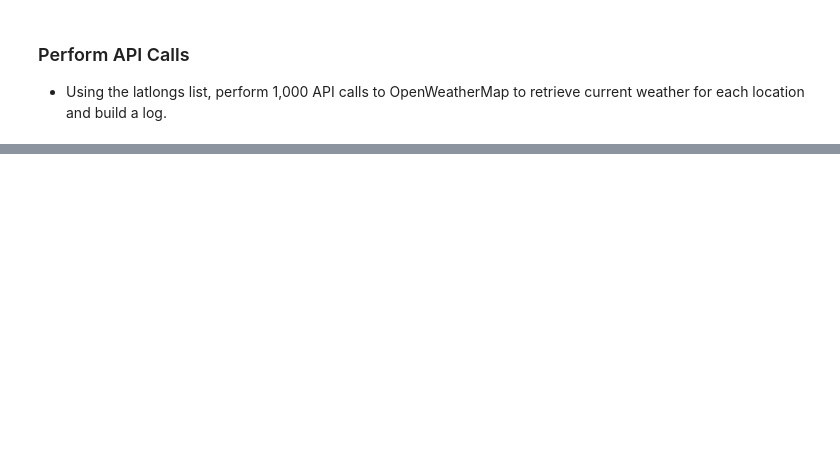
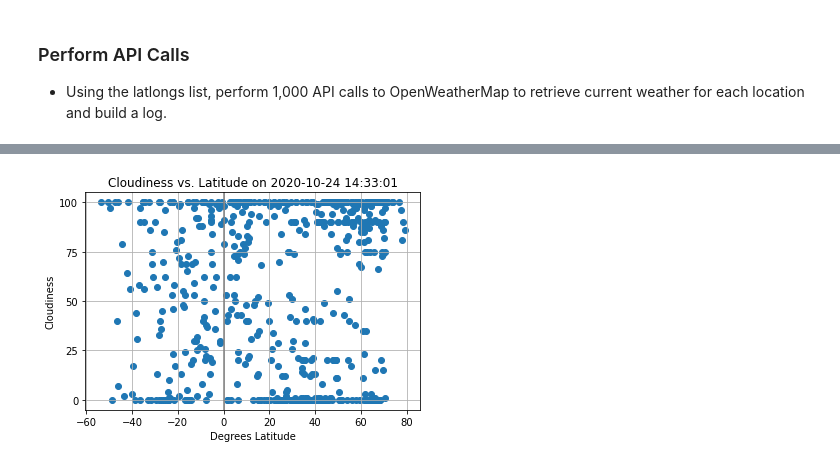
Before and after one commit to Oh-KPond/GIS-API-Challenge, a Jupyter notebook: WeatherPy/WeatherPy.ipynb, the cells around one changed output, grey strips where cells are left out. Saved outputs shown, nothing was run; the diff lists cells and outputs as text; code cells hidden in the pictures; blank space fills up the shorter version.

```diff
--- a/WeatherPy/WeatherPy.ipynb
+++ b/WeatherPy/WeatherPy.ipynb
@@ -173,0 +199,14 @@ Skip this step if there are no cities that have humidity > 100%.
+# %%
+# Scatter plot with matplotlib.pyplot
+
+plt.scatter(df["Latitude"], df["Cloudiness"])
+plt.title("Cloudiness vs. Latitude on "+ date)
+plt.xlabel("Degrees Latitude")
+plt.ylabel("Cloudiness")
+plt.yticks([0, 25, 50, 75, 100])
+plt.axvline(0, c="gray")
+plt.grid()
+plt.savefig("Figures/Scatter plot cloudiness vs lat.png")
+plt.show()
+# %% [output]
+[figure, added]
```
Also changed, not shown: parts of 57 cells of this notebook, 15 other files.
